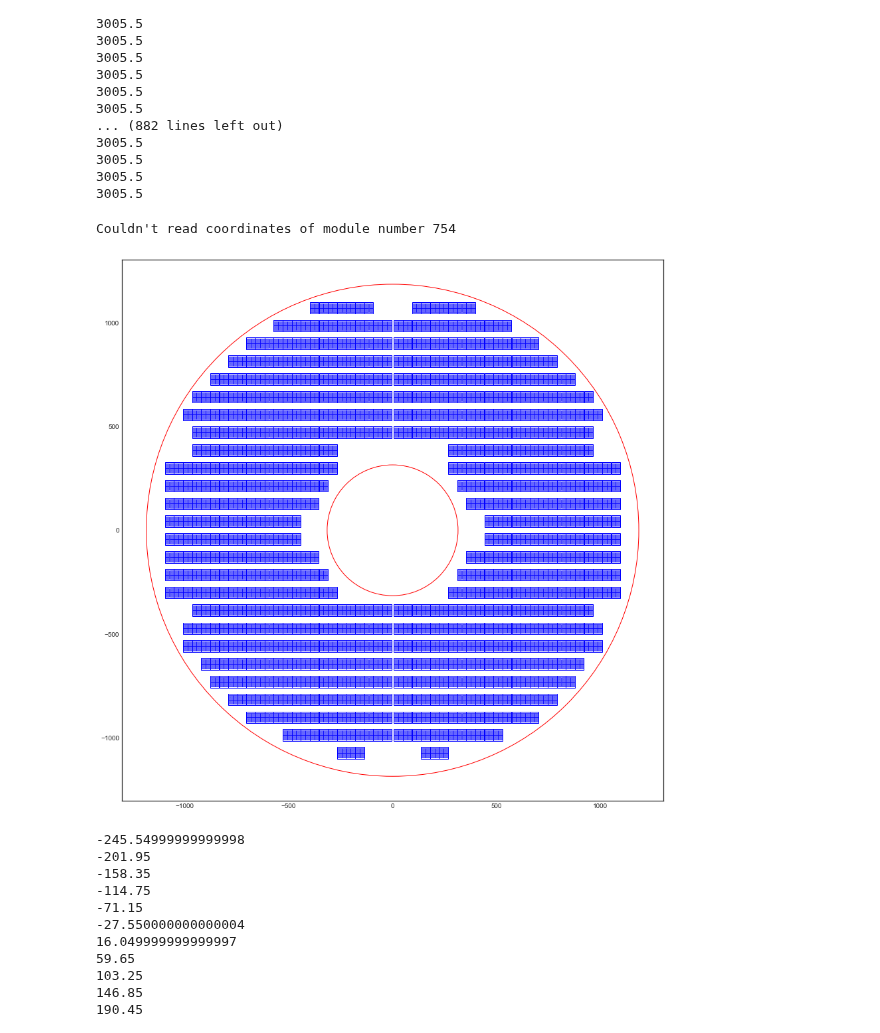
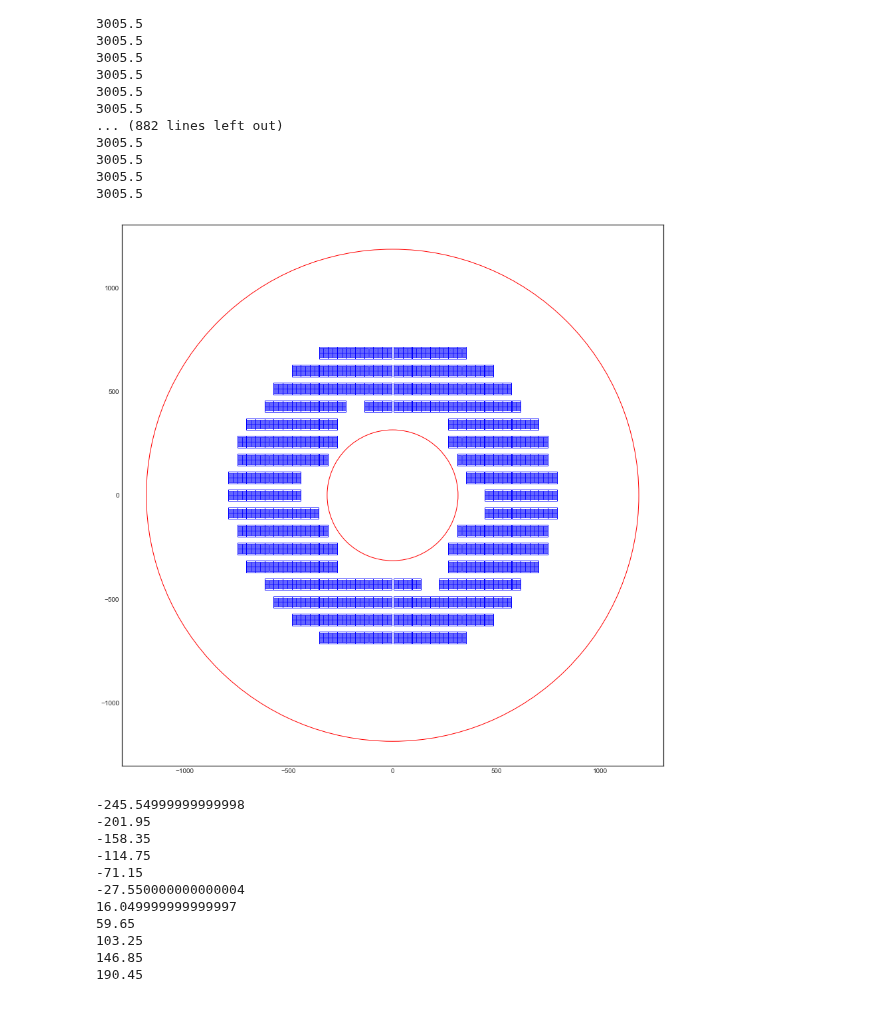
Before and after one commit to yashmehra028/ETL-Copy, a Jupyter notebook: realistic_layout_export.ipynb, the cells around one changed output. Drawn from its saved outputs; the diff is of its cells as text; code cells hidden in the pictures.

```diff
--- a/realistic_layout_export.ipynb
+++ b/realistic_layout_export.ipynb
@@ -7,10 +7,14 @@ style.use('seaborn-white')
 delta x	delta y
 43.600	85.700
 # %%
-Front1 = pd.read_csv('data/Face 1.txt', sep='\t')
-Back1 = pd.read_csv('data/Face 2.txt', sep='\t')
-Front2 = pd.read_csv('data/Face 3.txt', sep='\t')
-Back2 = pd.read_csv('data/Face 4.txt', sep='\t')
+# Front1 = pd.read_csv('data/Face 1.txt', sep='\t')
+# Back1 = pd.read_csv('data/Face 2.txt', sep='\t')
+# Front2 = pd.read_csv('data/Face 3.txt', sep='\t')
+# Back2 = pd.read_csv('data/Face 4.txt', sep='\t')
+Front1 = pd.read_csv('less_than_800_task/Face 1.txt')
+Back1 = pd.read_csv('less_than_800_task/Face 2.txt')
+Front2 = pd.read_csv('less_than_800_task/Face 3.txt')
+Back2 = pd.read_csv('less_than_800_task/Face 4.txt')
 
 # Front1 = pd.read_csv('data/Face 1.txt', sep='\t')
 # Back1 = pd.read_csv('data/Face 2.txt', sep='\t')
@@ -379,7 +381,8 @@ for x, y, z_orientation in Back1[['X','Y', 'Z']].values:
 def fillDee(positions):
     modules = []
     centers = []
-    for mod_nr, x, y, z_orientation in positions[['Module ', 'X','Y', 'Z']].values:
+    for x, y in positions[['X','Y']].values:
+    # for mod_nr, x, y, z_orientation in positions[['Module ', 'X','Y', 'Z']].values:
         #print (x[0], y[0], z_orientation[0])
         #print (mod_nr)
         #if x.count('REF'): continue
@@ -392,39 +395,39 @@ def fillDee(positions):
             )
             modules += r[0]
             centers += r[1]
         except ValueError:
-            print ("Couldn't read coordinates of module number %s"%mod_nr)
+            # print ("Couldn't read coordinates of module number %s"%mod_nr)
+            print("Couldn't read coordinates of module number")
 
     return modules, centers
 
-modulesB, centersB = fillDee(Back1)
+modulesB, centersB = fillDee(Back2)
 modulesF, centersF = fillDee(Front1)
 
 inner = plt.Circle((0, 0), 315,fill=None, edgecolor='r')
 outer = plt.Circle((0, 0), 1185,fill=None, edgecolor='r')
 
 plt.gca().add_patch(inner)
 plt.gca().add_patch(outer)
 
 #modules += makeModule(0, 0, '+')
 
 hori = plt.Line2D((-1185, 1185), (0, 0), lw=2.5)
 vert = plt.Line2D((0, 0), (-1185, 1185), lw=2.5)
 
 #plt.gca().add_line(hori)
 #plt.gca().add_line(vert)
 
-for m in modulesF:# + modulesB:
+for m in modulesB:# + modulesB:
     plt.gca().add_patch(m)
 #for m in modulesB:
 #    plt.gca().add_patch(m)
 
 plt.axis('scaled')
-plt.savefig('front faces filled.png')
+# plt.savefig('front faces filled.png')
 plt.show()
 # %% [output]
-Couldn't read coordinates of module number 754
-[figure, old version]
+[figure, new version]
 # %%
 s = -289.15
 while s < 289.15:
```
Also changed, not shown: parts of 5 cells of this notebook, 16 other files.
